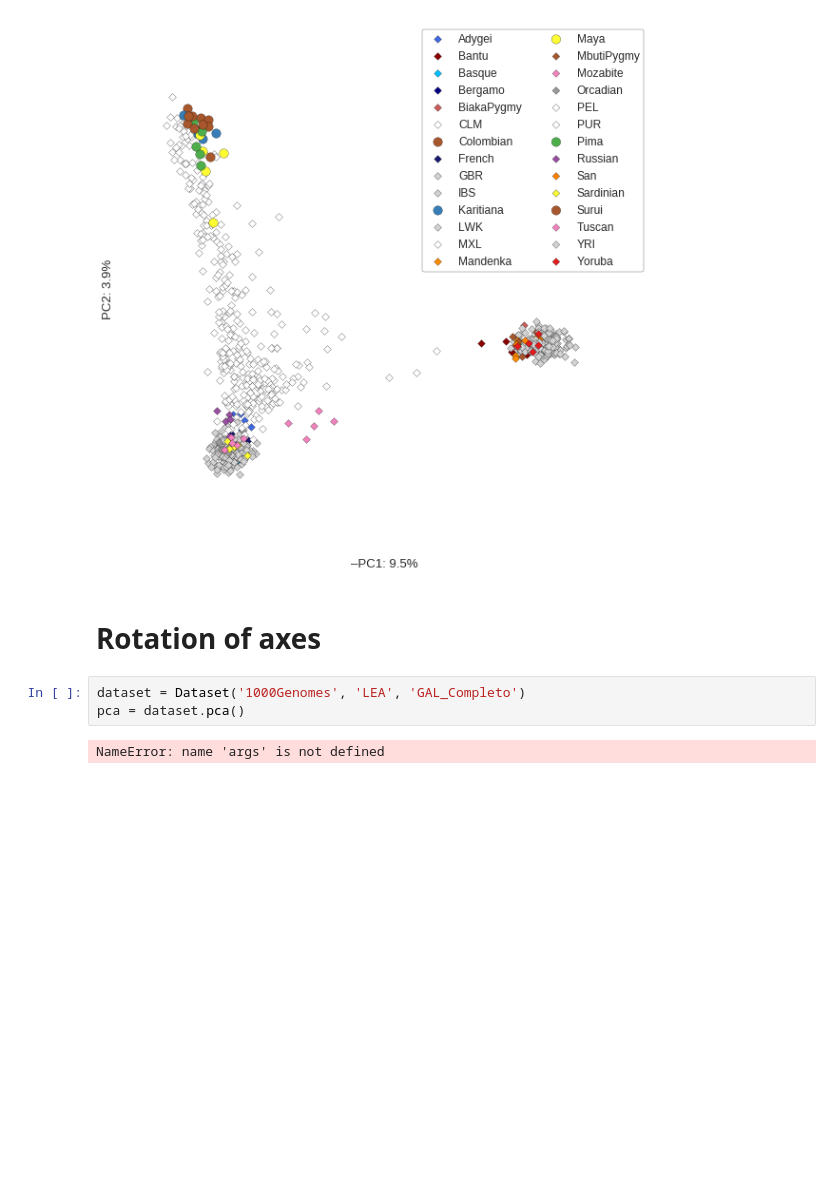
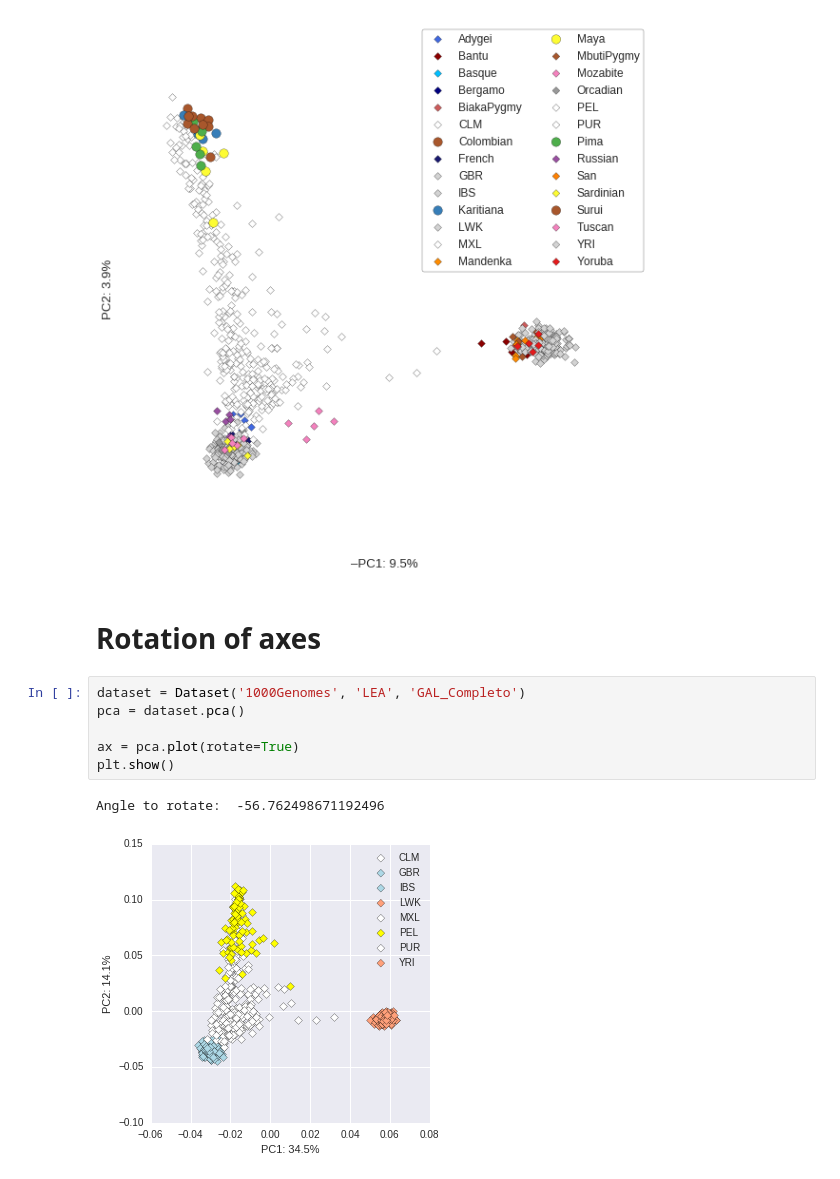
Before and after one commit to jmberros/ancestrator, a Jupyter notebook: PCA.ipynb, the cells around one changed output. Saved outputs shown, nothing was run; the diff lists cells and outputs as text; blank space fills up the shorter version.

Commit message:
rotate the PCA

```diff
--- a/PCA.ipynb
+++ b/PCA.ipynb
@@ -219,5 +219,9 @@ plt.show()
 # %%
 dataset = Dataset('1000Genomes', 'LEA', 'GAL_Completo')
 pca = dataset.pca()
+
+ax = pca.plot(rotate=True)
+plt.show()
 # %% [output]
-NameError: name 'args' is not defined
+Angle to rotate:  -56.762498671192496
+[figure, added]
```
Also changed, not shown: parts of 2 cells of this notebook, 7 other files.
